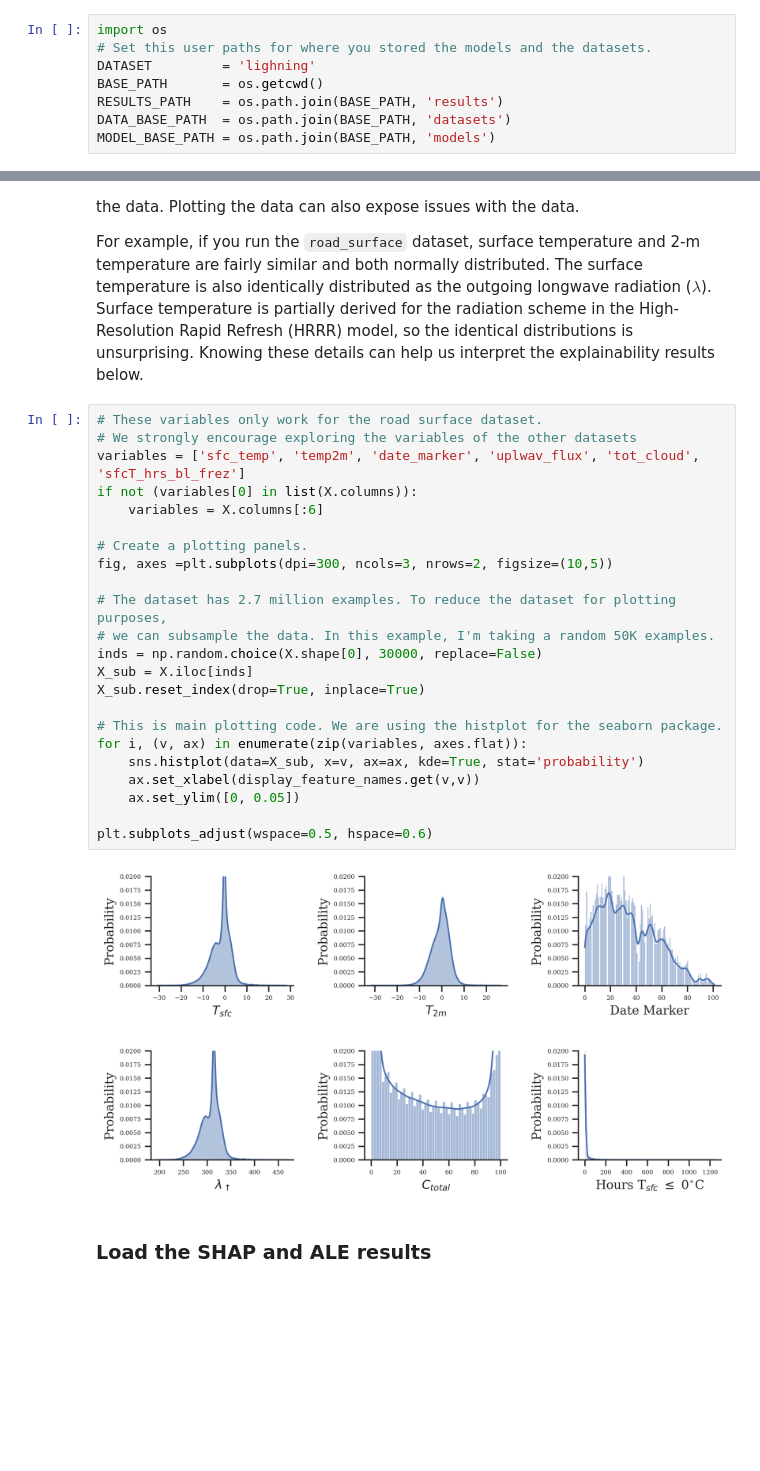
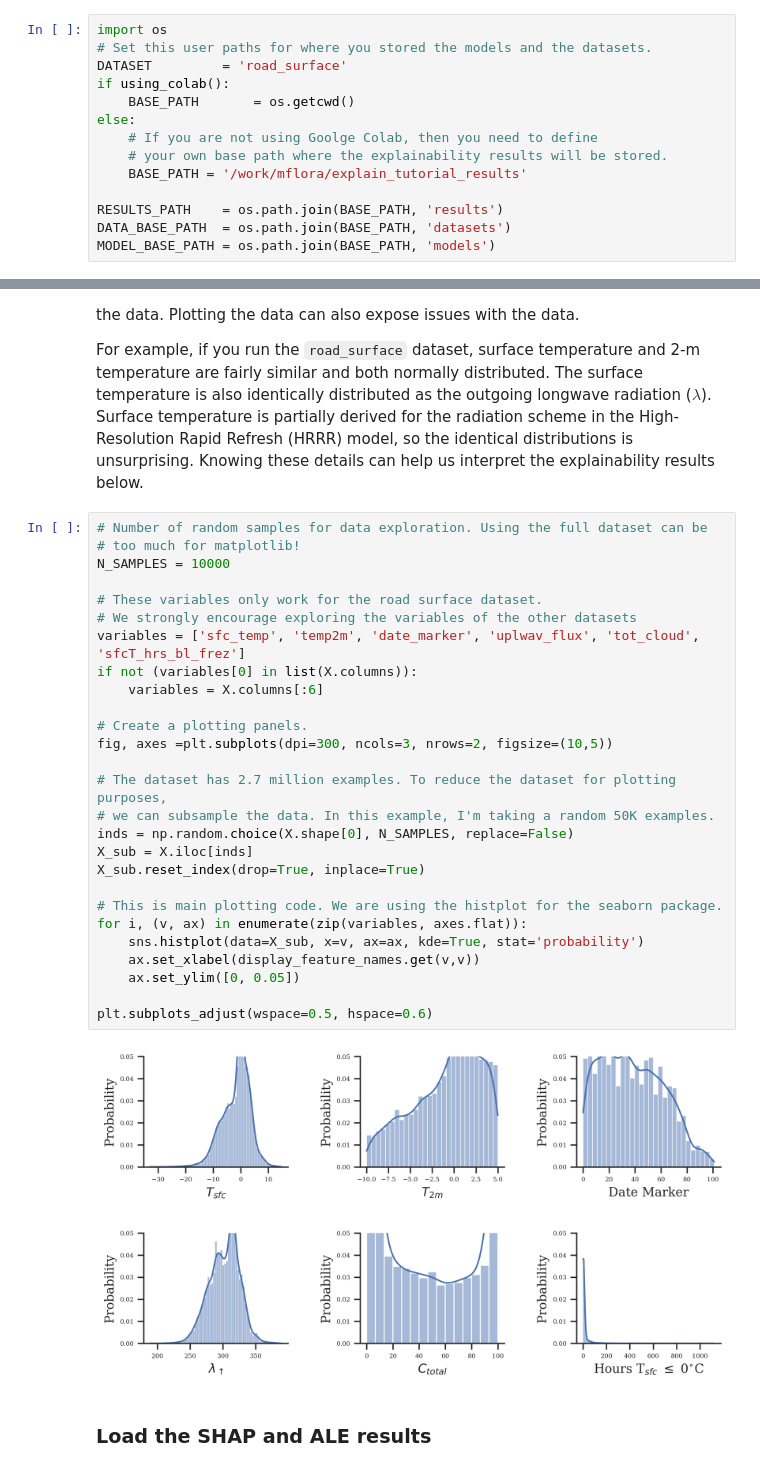
Before and after one commit to monte-flora/explain_tutorial, a Jupyter notebook: src/tutorial_notebooks/Notebook02_Explainability_Tutorial.ipynb, the cells around one changed output, grey strips where cells are left out. Drawn from its saved outputs; the diff is of its cells as text; blank space fills up the shorter version.

```diff
--- a/src/tutorial_notebooks/Notebook02_Explainability_Tutorial.ipynb
+++ b/src/tutorial_notebooks/Notebook02_Explainability_Tutorial.ipynb
@@ -19,8 +26,14 @@ As discussed in the [Chase et al.](https://github.com/ai2es/WAF_ML_Tutorial_Part
 # %%
 import os
 # Set this user paths for where you stored the models and the datasets.
-DATASET         = 'lighning'
-BASE_PATH       = os.getcwd()
+DATASET         = 'road_surface'
+if using_colab():
+    BASE_PATH       = os.getcwd()
+else:
+    # If you are not using Goolge Colab, then you need to define
+    # your own base path where the explainability results will be stored.
+    BASE_PATH = '/work/mflora/explain_tutorial_results'
+
 RESULTS_PATH    = os.path.join(BASE_PATH, 'results')
 DATA_BASE_PATH  = os.path.join(BASE_PATH, 'datasets')
 MODEL_BASE_PATH = os.path.join(BASE_PATH, 'models')
@@ -122,30 +153,34 @@ In this section, we can plot the distribution of values for different features.
 
 For example, if you run the `road_surface` dataset, surface temperature and 2-m temperature are fairly similar and both normally distributed. The surface temperature is also identically distributed as the outgoing longwave radiation ($\lambda$). Surface temperature is partially derived for the radiation scheme in the High-Resolution Rapid Refresh (HRRR) model, so the identical distributions is unsurprising. Knowing these details can help us interpret the explainability results below.
 # %%
+# Number of random samples for data exploration. Using the full dataset can be
+# too much for matplotlib!
+N_SAMPLES = 10000
+
 # These variables only work for the road surface dataset.
 # We strongly encourage exploring the variables of the other datasets
 variables = ['sfc_temp', 'temp2m', 'date_marker', 'uplwav_flux', 'tot_cloud', 'sfcT_hrs_bl_frez']
 if not (variables[0] in list(X.columns)):
     variables = X.columns[:6]
 
 # Create a plotting panels.
 fig, axes =plt.subplots(dpi=300, ncols=3, nrows=2, figsize=(10,5))
 
 # The dataset has 2.7 million examples. To reduce the dataset for plotting purposes,
 # we can subsample the data. In this example, I'm taking a random 50K examples.
-inds = np.random.choice(X.shape[0], 30000, replace=False)
+inds = np.random.choice(X.shape[0], N_SAMPLES, replace=False)
 X_sub = X.iloc[inds]
 X_sub.reset_index(drop=True, inplace=True)
 
 # This is main plotting code. We are using the histplot for the seaborn package.
 for i, (v, ax) in enumerate(zip(variables, axes.flat)):
     sns.histplot(data=X_sub, x=v, ax=ax, kde=True, stat='probability')
     ax.set_xlabel(display_feature_names.get(v,v))
     ax.set_ylim([0, 0.05])
 
 plt.subplots_adjust(wspace=0.5, hspace=0.6)
 # %% [output]
-[figure, old version]
+[figure, new version]
 # %% [markdown]
 ### Load the SHAP and ALE results
 # %%
```
Also changed, not shown: parts of 11 cells of this notebook, 2 other files.
